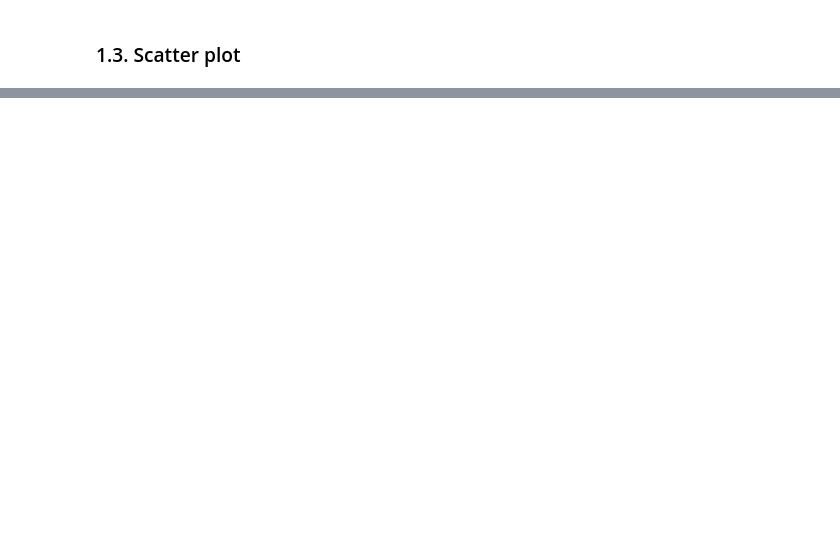
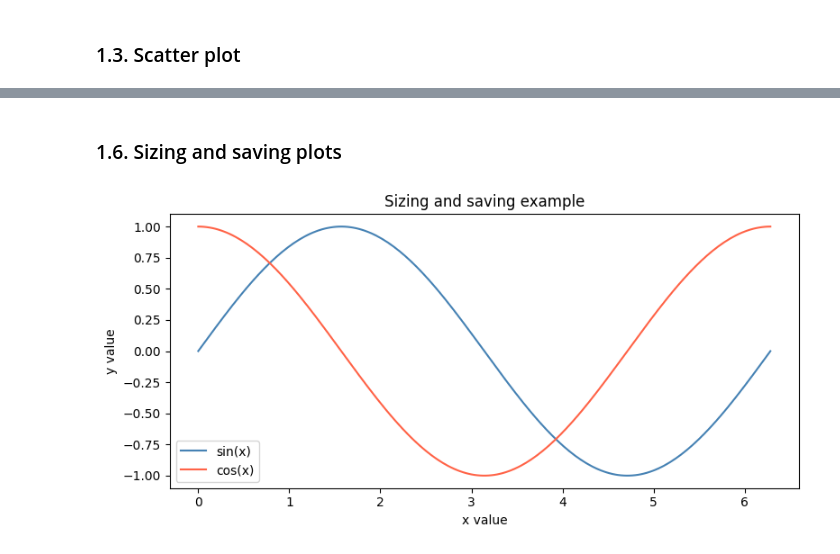
Before and after one commit to gperdrizet/fullstack-2605, a Jupyter notebook: unit-2/lesson-11/lesson-11-demo.ipynb, the cells around one changed output, grey strips where cells are left out. Cells and saved outputs as stored; diff of their text form; code cells hidden in the pictures; blank space fills up the shorter version.

Commit message:
Added example of saving plot to png file

```diff
--- a/unit-2/lesson-11/lesson-11-demo.ipynb
+++ b/unit-2/lesson-11/lesson-11-demo.ipynb
@@ -173,0 +169,22 @@ plt.show()
+# %% [markdown]
+### 1.6. Sizing and saving plots
+# %%
+x = np.linspace(0, 2 * np.pi, 200)
+
+fig, ax = plt.subplots(figsize=(8, 4))
+
+ax.set_title('Sizing and saving example')
+ax.plot(x, np.sin(x), color='steelblue', label='sin(x)')
+ax.plot(x, np.cos(x), color='tomato', label='cos(x)')
+ax.set_xlabel('x value')
+ax.set_ylabel('y value')
+ax.legend()
+
+plt.tight_layout()
+
+# dpi (dots per inch) controls the resolution of the saved file
+# 72 dpi: screen / web, 150 dpi: standard print, 300 dpi: high-quality print
+fig.savefig('example_plot.png', dpi=150, bbox_inches='tight')
+plt.show()
+# %% [output]
+[figure, added]
```
Also changed, not shown: parts of 15 cells of this notebook, 1 other file.
